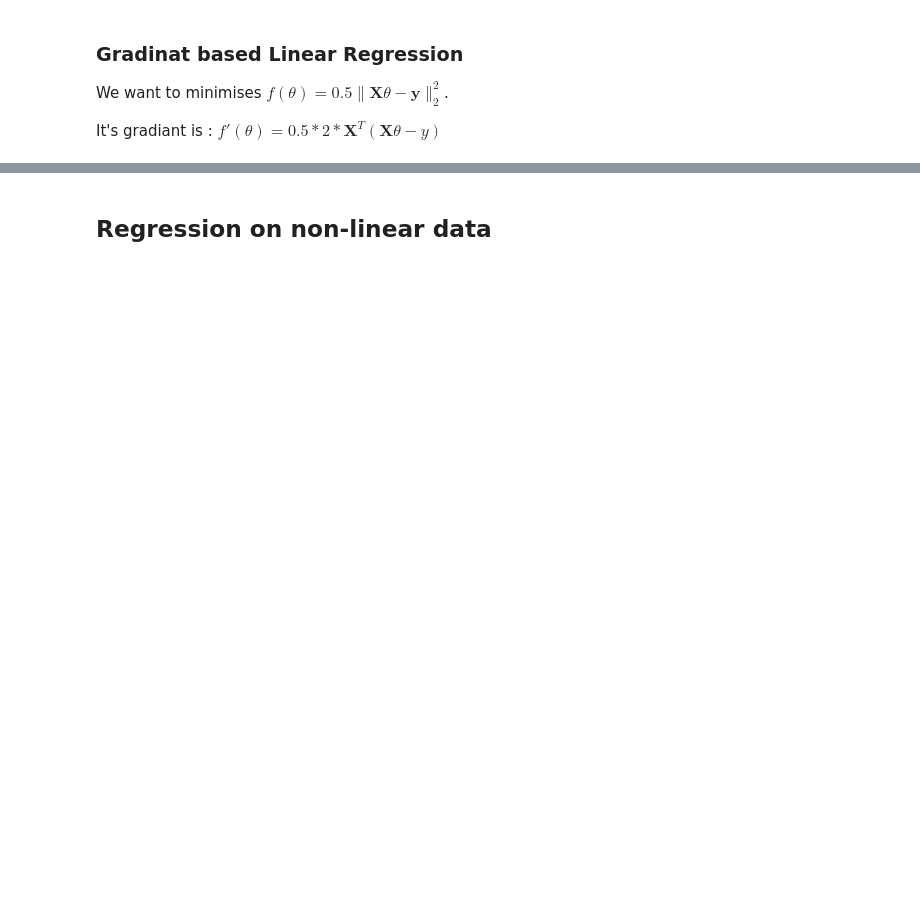
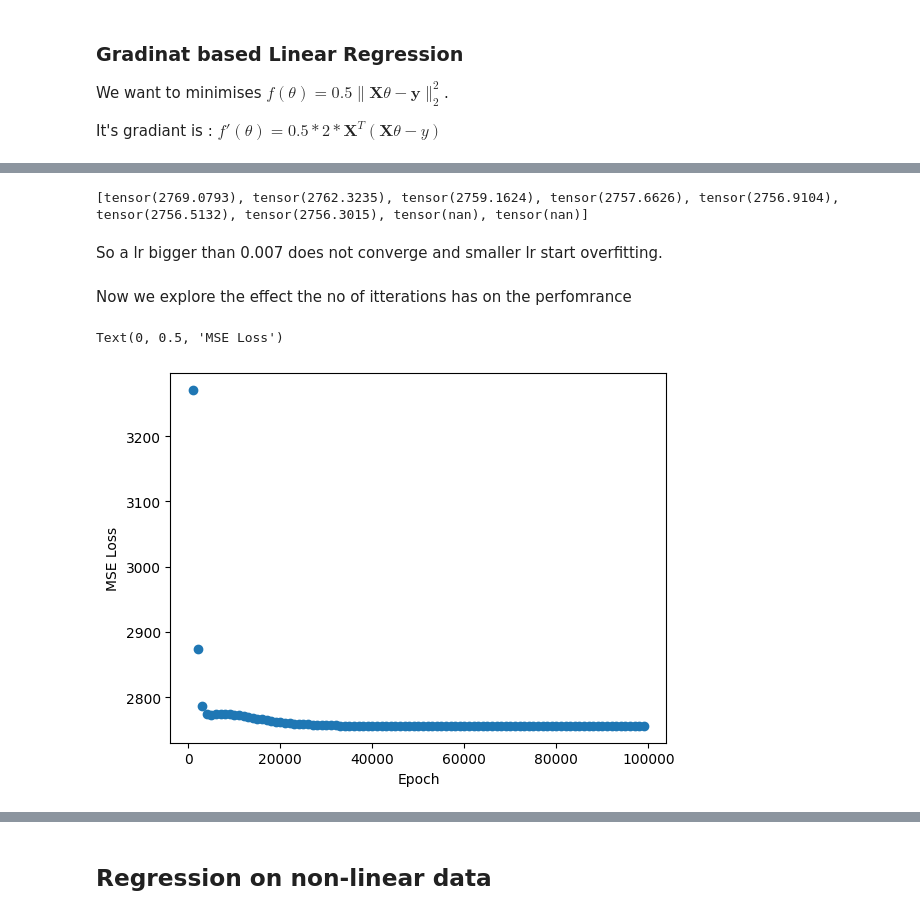
Before and after one commit to biancaBotea/MLBasics, a Jupyter notebook: Regression.ipynb, the cells around one changed output, grey strips where cells are left out. Saved outputs shown, nothing was run; the diff lists cells and outputs as text; code cells hidden in the pictures; blank space fills up the shorter version.

```diff
--- a/Regression.ipynb
+++ b/Regression.ipynb
@@ -130,0 +219,25 @@ Text(0.5, 1.0, 'Plot of the Mean Square Error of Gradient Decent related to the
+# %%
+print(losses)
+# %% [output]
+[tensor(2769.0793), tensor(2762.3235), tensor(2759.1624), tensor(2757.6626), tensor(2756.9104), tensor(2756.5132), tensor(2756.3015), tensor(nan), tensor(nan)]
+# %% [markdown]
+So a lr bigger than 0.007 does not converge and smaller lr start overfitting.
+# %% [markdown]
+Now we explore the effect the no of itterations has on the perfomrance
+# %%
+epochs = range(1000, 100000, 1000)
+reat = 0.001
+losses = []
+theta_gd = torch.rand((X_train.shape[1], 1))
+for epoch in epochs:
+    for e in range(0, epoch):
+        gr = grad_fn( X_train, y_train, theta_gd)
+        theta_gd -= reat * gr
+    losses.append(torch.nn.functional.mse_loss(X_test @ theta_gd, y_test))
+# %%
+plt.scatter(epochs, losses)
+plt.xlabel("Epoch")
+plt.ylabel("MSE Loss")
+# %% [output]
+Text(0, 0.5, 'MSE Loss')
+[figure, added]
```
Also changed, not shown: parts of 24 cells of this notebook, 1 other file.
